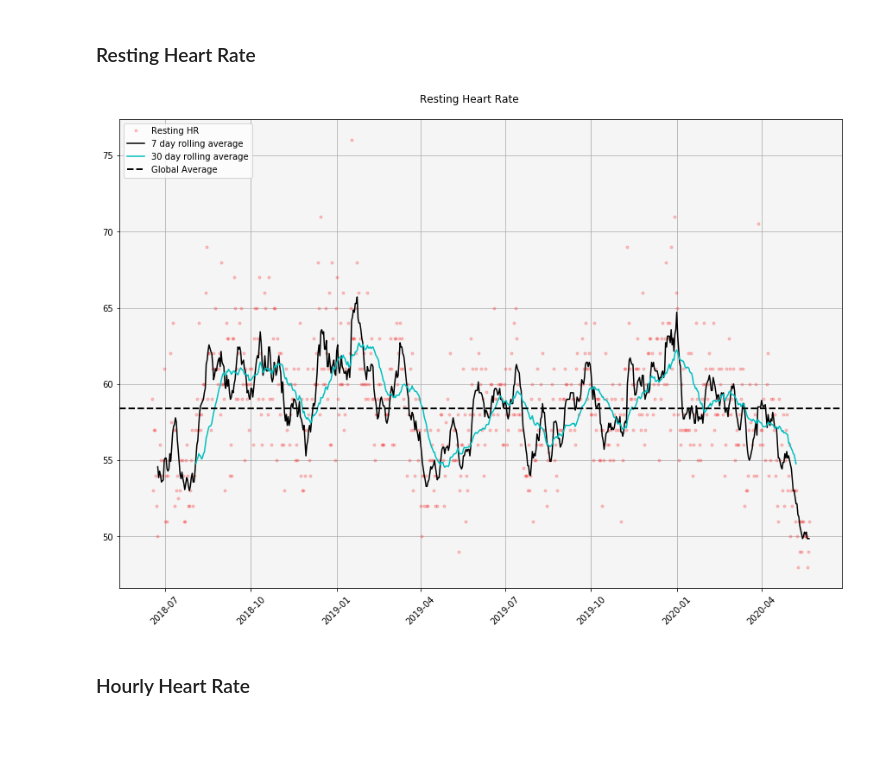
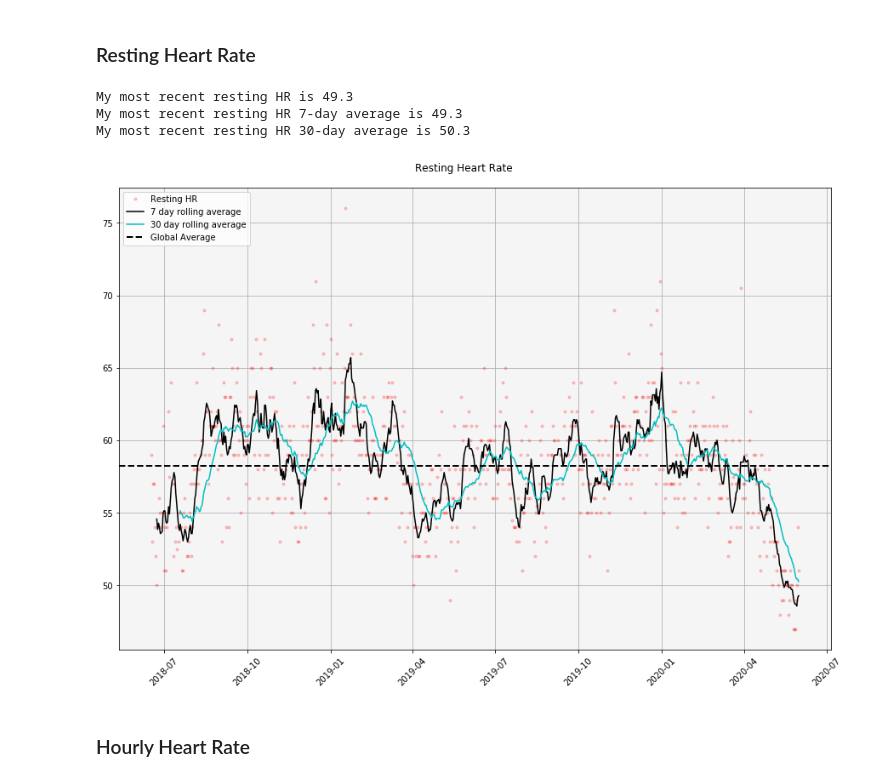
Before and after one commit to gregmames/HealthTracking, a Jupyter notebook: apple_health_data_processor.ipynb, the cells around one changed output. Cells and saved outputs as stored; diff of their text form; code cells hidden in the pictures; blank space fills up the shorter version.

```diff
--- a/apple_health_data_processor.ipynb
+++ b/apple_health_data_processor.ipynb
@@ -795,21 +1127,33 @@ resting_daily = resting_daily.set_index('date')
 # %%
 #plot resting HR with rolling avg
 plt.figure(figsize=[15,10])
 ax = plt.gca()
 ax.set_facecolor('whitesmoke')
 plt.suptitle('Resting Heart Rate', fontsize=12, y=.92)
 plt.grid(True)
 plt.plot(resting_daily.Resting_HR, 'r.', alpha=0.2,label='Resting HR')
-plt.plot(resting_daily.Resting_HR.rolling(window=7, center = False).mean(), c='k',label='7 day rolling average', alpha=1)
-plt.plot(resting_daily2.Resting_HR.rolling(window=30, center = False).mean(), c='c',label='30 day rolling average', alpha=1)
-ax.axhline(resting_daily['Resting_HR'].mean(), label = 'Global Average', linewidth=2, color='k', linestyle='dashed')
-
+plt.plot(resting_daily.Resting_HR.rolling(window=7, center = False).mean(),\
+         c='k',label='7 day rolling average', alpha=1)
+plt.plot(resting_daily.Resting_HR.rolling(window=30, center = False).mean(), \
+         c='c',label='30 day rolling average', alpha=1)
+ax.axhline(resting_daily['Resting_HR'].mean(),\
+           label = 'Global Average', linewidth=2, color='k', linestyle='dashed')
 plt.legend(loc=2)
 plt.xticks(rotation=45)
 
+print('My most recent resting HR is {}'\
+      .format(round(resting_daily.Resting_HR.rolling(window=7, center = False).mean()[-1],1)))
+print('My most recent resting HR 7-day average is {}'\
+      .format(round(resting_daily.Resting_HR.rolling(window=7, center = False).mean()[-1],1)))
+print('My most recent resting HR 30-day average is {}'\
+      .format(round(resting_daily.Resting_HR.rolling(window=30, center = False).mean()[-1],1)))
+
 plt.show()
 # %% [output]
+My most recent resting HR is 49.3
+My most recent resting HR 7-day average is 49.3
+My most recent resting HR 30-day average is 50.3
-[figure, old version]
+[figure, new version]
 # %% [markdown]
 ### Hourly Heart Rate
 # %%
```
Also changed, not shown: parts of 36 cells of this notebook.
